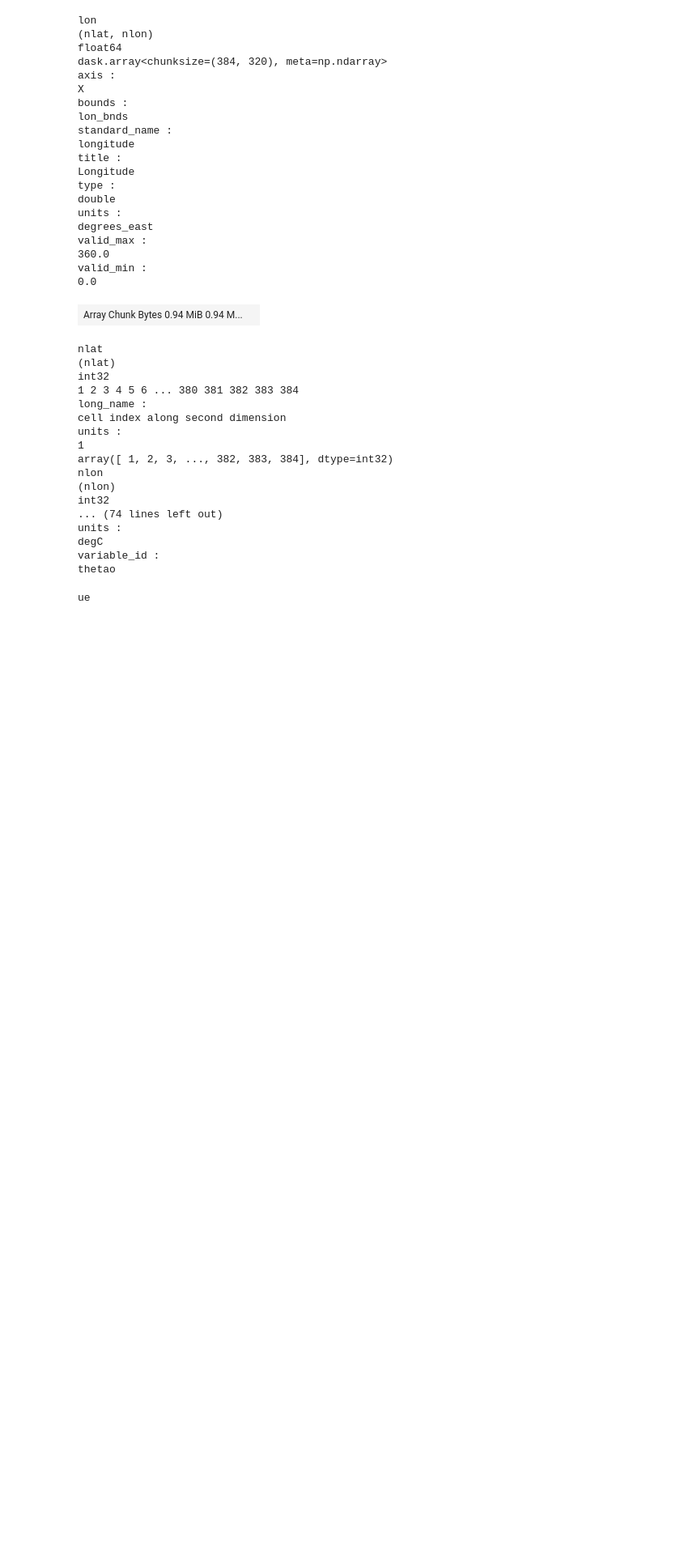
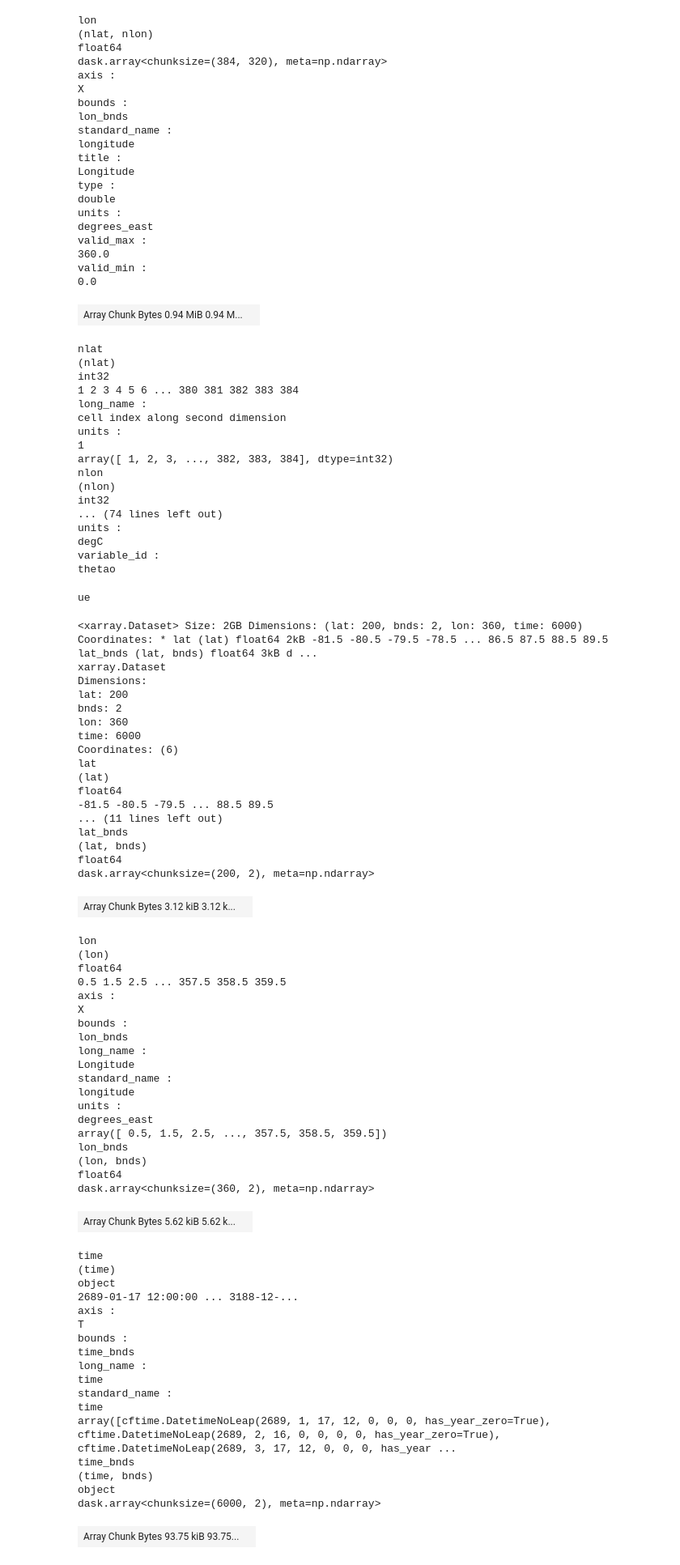
Before and after one commit to shunzi-work/SouthernOceanPolynya, a Jupyter notebook: MLDPlot.ipynb, the cells around one changed output. Shown at 81% size. Saved outputs shown, nothing was run; the diff lists cells and outputs as text; code cells hidden in the pictures; blank space fills up the shorter version.

```diff
--- a/MLDPlot.ipynb
+++ b/MLDPlot.ipynb
@@ -706,3 +704,62 @@ def check_lev_unit(levname, da):
         if da[levname].attrs['units'] == 'centimeters':
             da[levname] = da[levname]/100
     return da
+# %%
+open_from_cloud("gs://cmip6/CMIP6/CMIP/KIOST/KIOST-ESM/piControl/r1i1p1f1/Omon/tos/gr1/v20200924")
+# %% [output]
+<xarray.Dataset> Size: 2GB Dimensions: (lat: 200, bnds: 2, lon: 360, time: 6000) Coordinates: * lat (lat) float64 2kB -81.5 -80.5 -79.5 -78.5 ... 86.5 87.5 88.5 89.5 lat_bnds (lat, bnds) float64 3kB d ...
+xarray.Dataset
+Dimensions:
+lat: 200
+bnds: 2
+lon: 360
+time: 6000
+Coordinates: (6)
+lat
+(lat)
+float64
+-81.5 -80.5 -79.5 ... 88.5 89.5
+... (11 lines left out)
+lat_bnds
+(lat, bnds)
+float64
+dask.array<chunksize=(200, 2), meta=np.ndarray>
+| Array Chunk Bytes 3.12 kiB 3.12 k... |  |
+lon
+(lon)
+float64
+0.5 1.5 2.5 ... 357.5 358.5 359.5
+axis :
+X
+bounds :
+lon_bnds
+long_name :
+Longitude
+standard_name :
+longitude
+units :
+degrees_east
+array([ 0.5, 1.5, 2.5, ..., 357.5, 358.5, 359.5])
+lon_bnds
+(lon, bnds)
+float64
+dask.array<chunksize=(360, 2), meta=np.ndarray>
+| Array Chunk Bytes 5.62 kiB 5.62 k... |  |
+time
+(time)
+object
+2689-01-17 12:00:00 ... 3188-12-...
+axis :
+T
+bounds :
+time_bnds
+long_name :
+time
+standard_name :
+time
+array([cftime.DatetimeNoLeap(2689, 1, 17, 12, 0, 0, 0, has_year_zero=True), cftime.DatetimeNoLeap(2689, 2, 16, 0, 0, 0, 0, has_year_zero=True), cftime.DatetimeNoLeap(2689, 3, 17, 12, 0, 0, 0, has_year ...
+time_bnds
+(time, bnds)
+object
+dask.array<chunksize=(6000, 2), meta=np.ndarray>
+| Array Chunk Bytes 93.75 kiB 93.75... |  |
```
Also changed, not shown: parts of 27 cells of this notebook, 11 other files.
